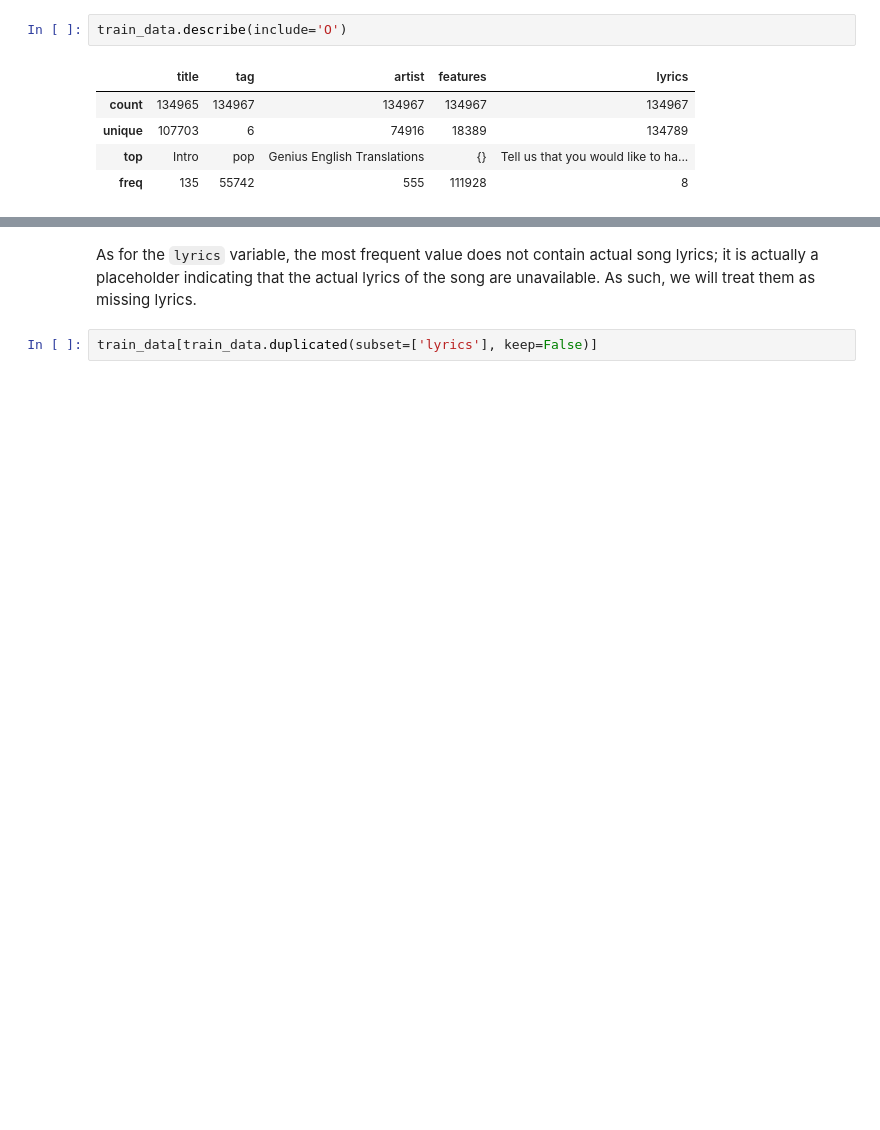
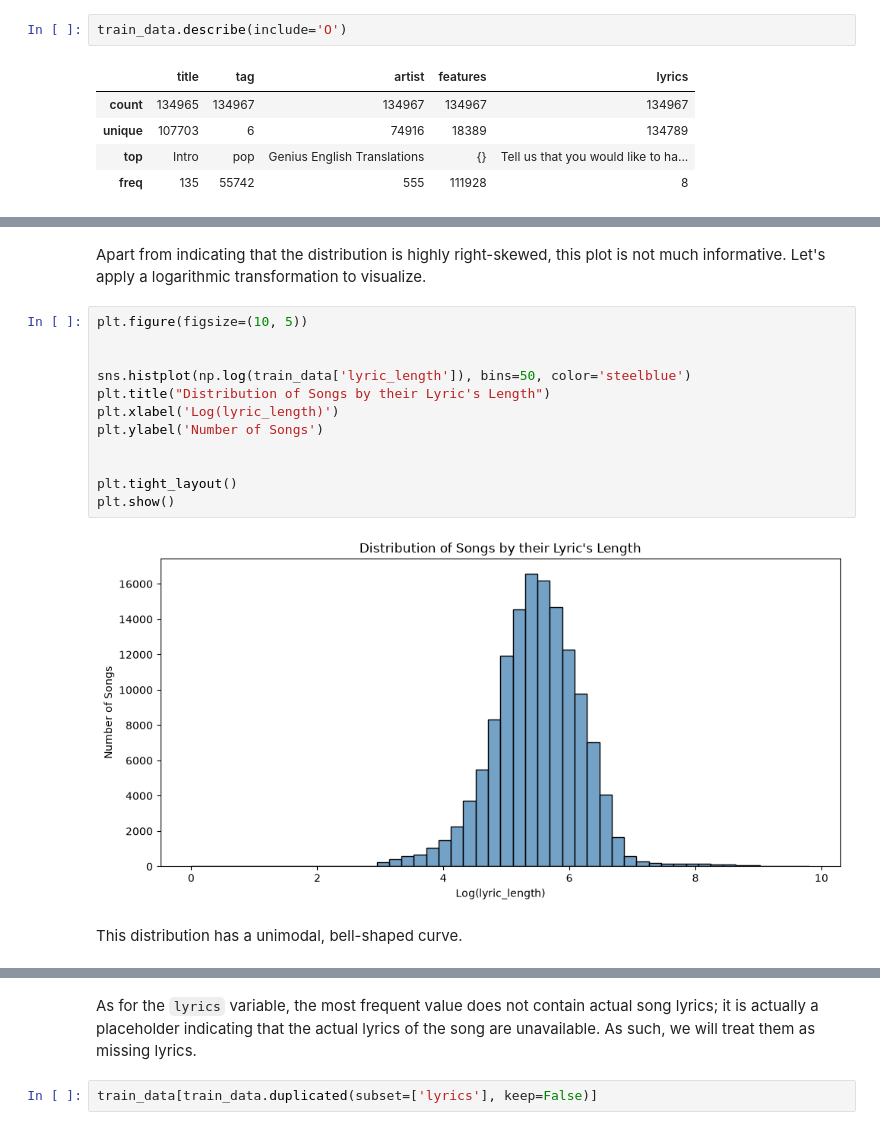
Before and after one commit to iinesclaro/text_mining, a Jupyter notebook: 01_eda_baseline.ipynb, the cells around one changed output, grey strips where cells are left out. Cells and saved outputs as stored; diff of their text form; blank space fills up the shorter version.

```diff
--- a/01_eda_baseline.ipynb
+++ b/01_eda_baseline.ipynb
@@ -263,0 +221,18 @@ train_data.describe(include='O')
+# %% [markdown]
+Apart from indicating that the distribution is highly right-skewed, this plot is not much informative. Let's apply a logarithmic transformation to visualize.
+# %%
+plt.figure(figsize=(10, 5))
+
+
+sns.histplot(np.log(train_data['lyric_length']), bins=50, color='steelblue')
+plt.title("Distribution of Songs by their Lyric's Length")
+plt.xlabel('Log(lyric_length)')
+plt.ylabel('Number of Songs')
+
+
+plt.tight_layout()
+plt.show()
+# %% [output]
+[figure, added]
+# %% [markdown]
+This distribution has a unimodal, bell-shaped curve.
```
Also changed, not shown: parts of 31 cells of this notebook.
